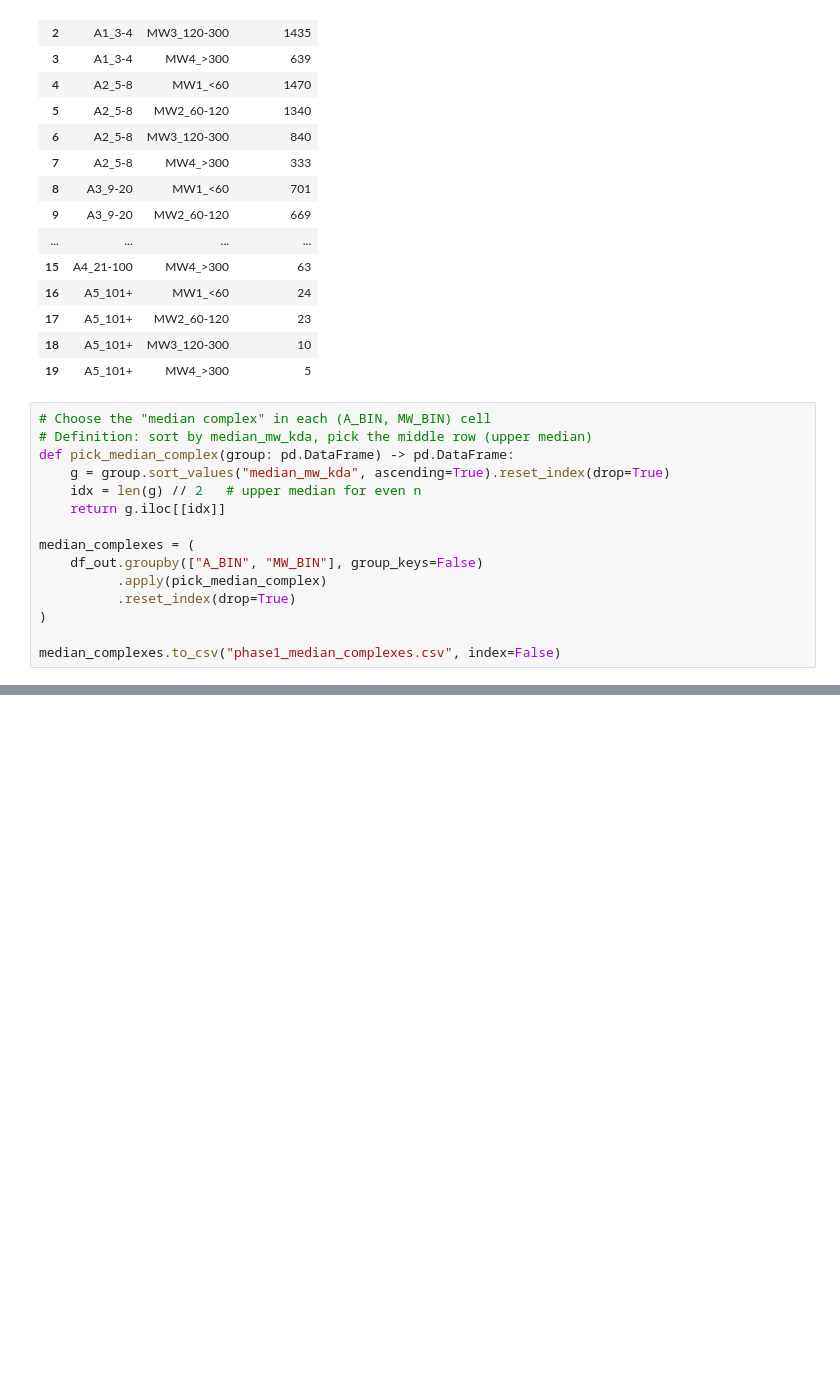
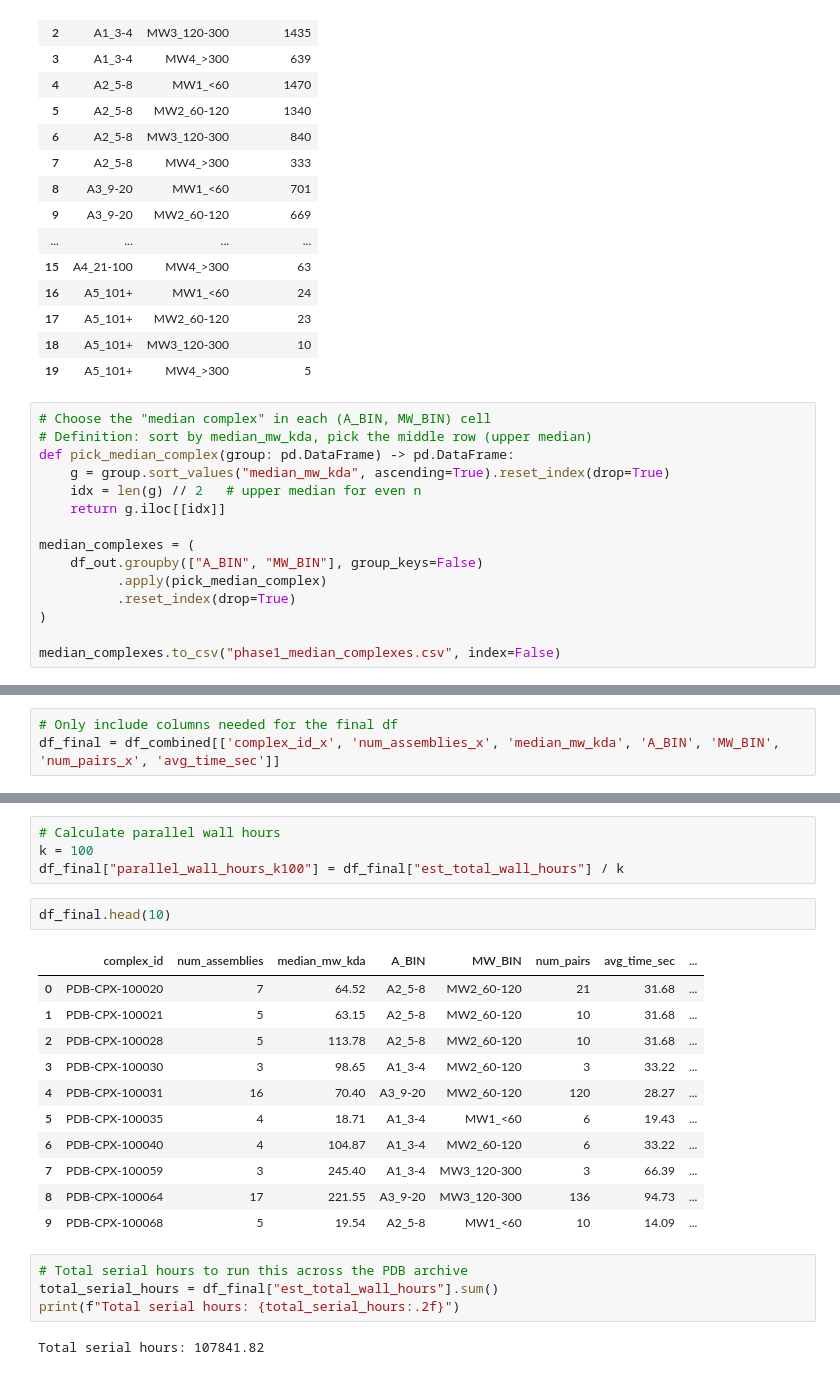
Before and after one commit to PDBe-KB/pdbe-kb-shape-benchmark, a Jupyter notebook: build_benchmark_dataset.ipynb, the cells around one changed output, grey strips where cells are left out. Drawn from its saved outputs; the diff is of its cells as text; blank space fills up the shorter version.

```diff
--- a/build_benchmark_dataset.ipynb
+++ b/build_benchmark_dataset.ipynb
@@ -136,0 +142,3 @@ median_complexes.to_csv("phase1_median_complexes.csv", index=False)
+# %%
+# Only include columns needed for the final df
+df_final = df_combined[['complex_id_x', 'num_assemblies_x', 'median_mw_kda', 'A_BIN', 'MW_BIN', 'num_pairs_x', 'avg_time_sec']]
@@ -136,0 +175,24 @@ median_complexes.to_csv("phase1_median_complexes.csv", index=False)
+# %%
+# Calculate parallel wall hours
+k = 100
+df_final["parallel_wall_hours_k100"] = df_final["est_total_wall_hours"] / k
+# %%
+df_final.head(10)
+# %% [output]
+|  | complex_id | num_assemblies | median_mw_kda | A_BIN | MW_BIN | num_pairs | avg_time_sec | ... |
+| 0 | PDB-CPX-100020 | 7 | 64.52 | A2_5-8 | MW2_60-120 | 21 | 31.68 | ... |
+| 1 | PDB-CPX-100021 | 5 | 63.15 | A2_5-8 | MW2_60-120 | 10 | 31.68 | ... |
+| 2 | PDB-CPX-100028 | 5 | 113.78 | A2_5-8 | MW2_60-120 | 10 | 31.68 | ... |
+| 3 | PDB-CPX-100030 | 3 | 98.65 | A1_3-4 | MW2_60-120 | 3 | 33.22 | ... |
+| 4 | PDB-CPX-100031 | 16 | 70.40 | A3_9-20 | MW2_60-120 | 120 | 28.27 | ... |
+| 5 | PDB-CPX-100035 | 4 | 18.71 | A1_3-4 | MW1_<60 | 6 | 19.43 | ... |
+| 6 | PDB-CPX-100040 | 4 | 104.87 | A1_3-4 | MW2_60-120 | 6 | 33.22 | ... |
+| 7 | PDB-CPX-100059 | 3 | 245.40 | A1_3-4 | MW3_120-300 | 3 | 66.39 | ... |
+| 8 | PDB-CPX-100064 | 17 | 221.55 | A3_9-20 | MW3_120-300 | 136 | 94.73 | ... |
+| 9 | PDB-CPX-100068 | 5 | 19.54 | A2_5-8 | MW1_<60 | 10 | 14.09 | ... |
+# %%
+# Total serial hours to run this across the PDB archive
+total_serial_hours = df_final["est_total_wall_hours"].sum()
+print(f"Total serial hours: {total_serial_hours:.2f}")
+# %% [output]
+Total serial hours: 107841.82
```
Also changed, not shown: parts of 18 cells of this notebook.
